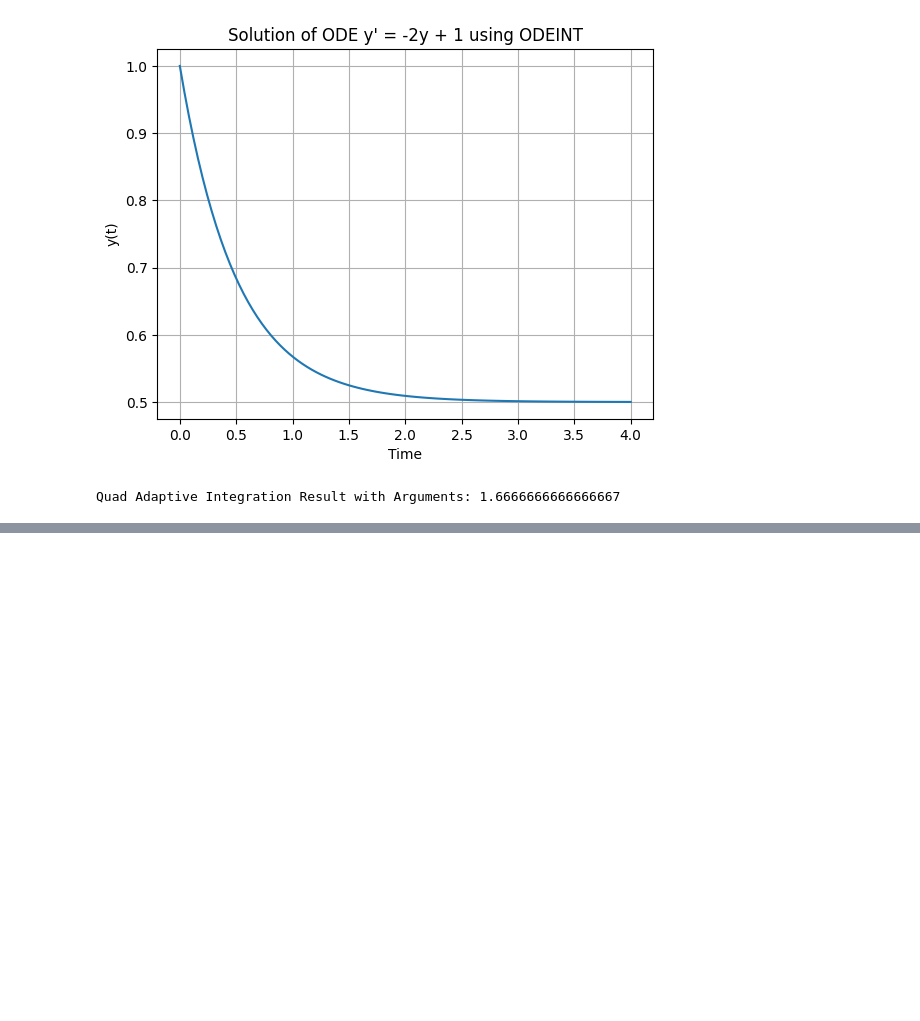
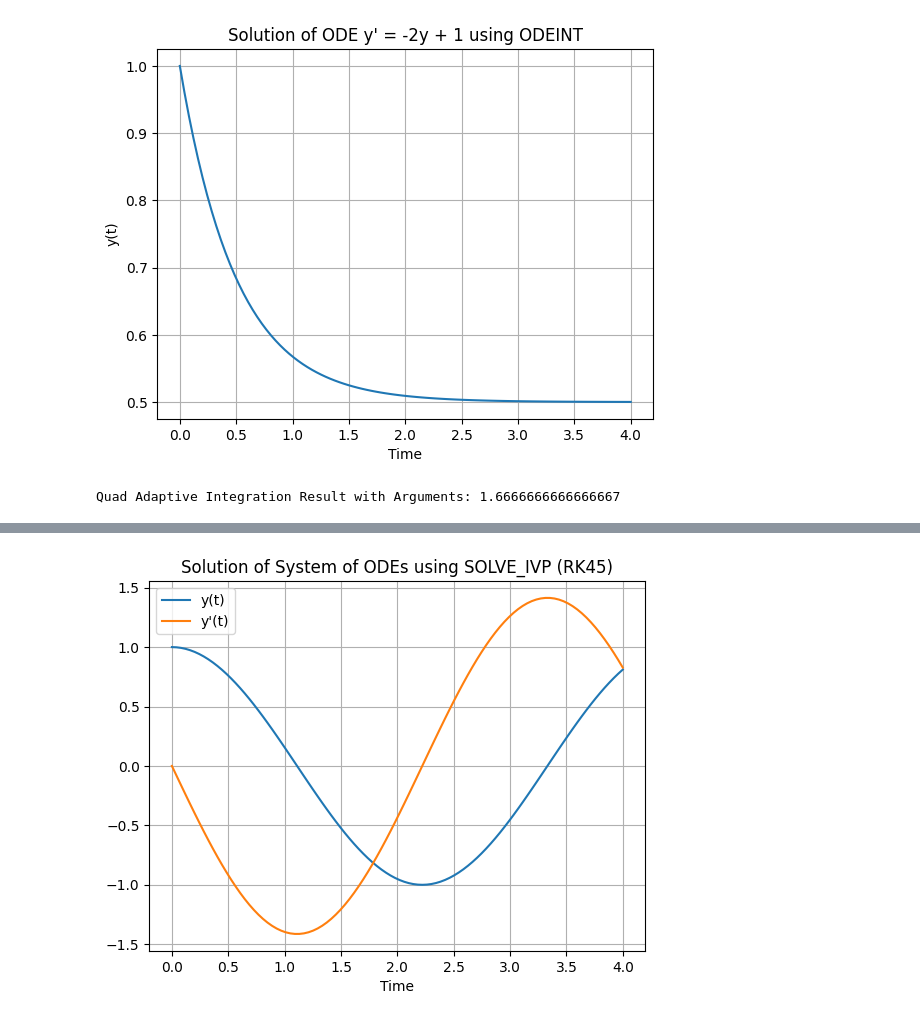
Before and after one commit to rvigneshwaran/datascience-implementations, a Jupyter notebook: 01-data-science-fundamentals/05-scipy-demonstration/11-advanced-integration.ipynb, the cells around one changed output, grey strips where cells are left out. Drawn from its saved outputs; the diff is of its cells as text; code cells hidden in the pictures; blank space fills up the shorter version.

```diff
--- a/01-data-science-fundamentals/05-scipy-demonstration/11-advanced-integration.ipynb
+++ b/01-data-science-fundamentals/05-scipy-demonstration/11-advanced-integration.ipynb
@@ -151,0 +196,20 @@ Quad Adaptive Integration Result with Arguments: 1.6666666666666667
+# %%
+# Example 20: Solving System of ODEs with SOLVE_IVP
+def ode_system_solve_ivp(t, y):
+    dydt = np.zeros_like(y)
+    dydt[0] = y[1]
+    dydt[1] = -2 * y[0]
+    return dydt
+
+t_span = (0, 4)
+y0 = [1, 0]
+result_solve_ivp_system = solve_ivp(ode_system_solve_ivp, t_span, y0, t_eval=t, method='RK45')
+plt.plot(result_solve_ivp_system.t, result_solve_ivp_system.y[0], label='y(t)')
+plt.plot(result_solve_ivp_system.t, result_solve_ivp_system.y[1], label='y\'(t)')
+plt.xlabel('Time')
+plt.title('Solution of System of ODEs using SOLVE_IVP (RK45)')
+plt.legend()
+plt.grid(True)
+plt.show()
+# %% [output]
+[figure, added]
```
Also changed, not shown: parts of 4 cells of this notebook.
